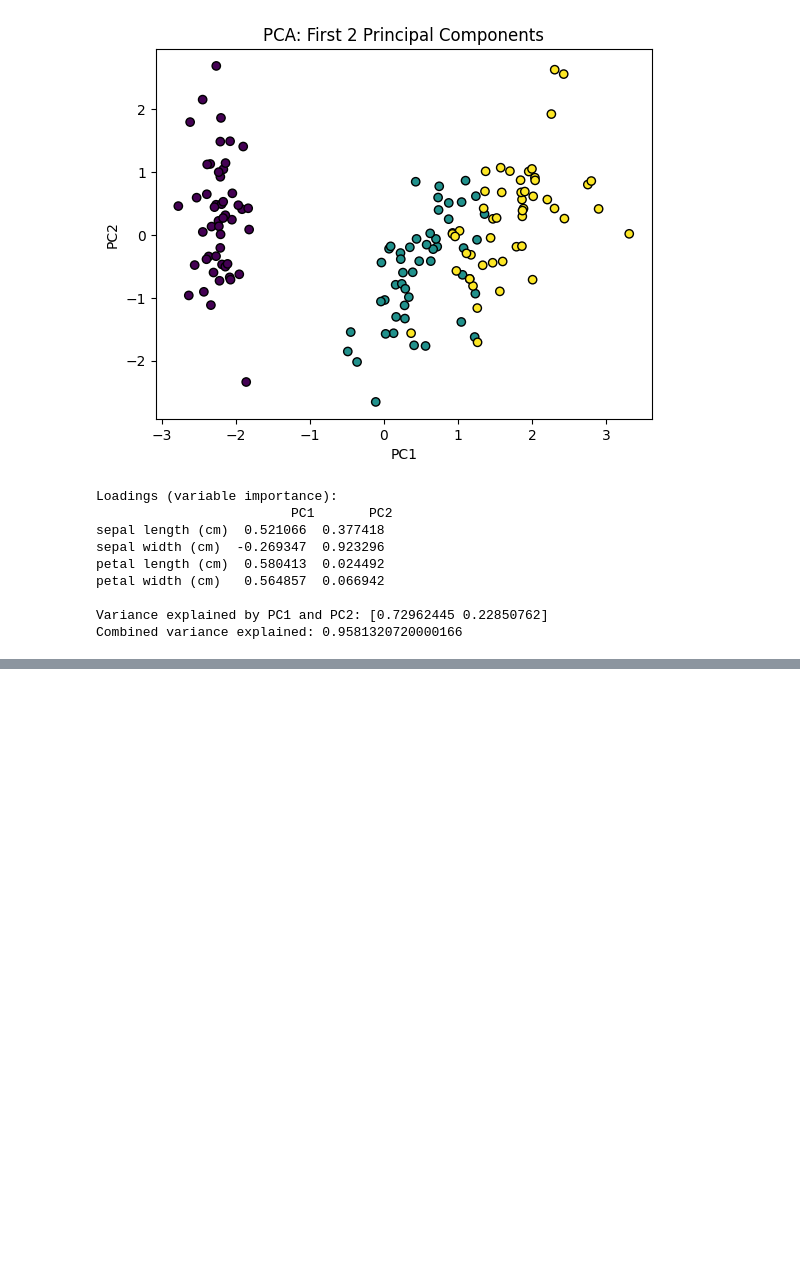
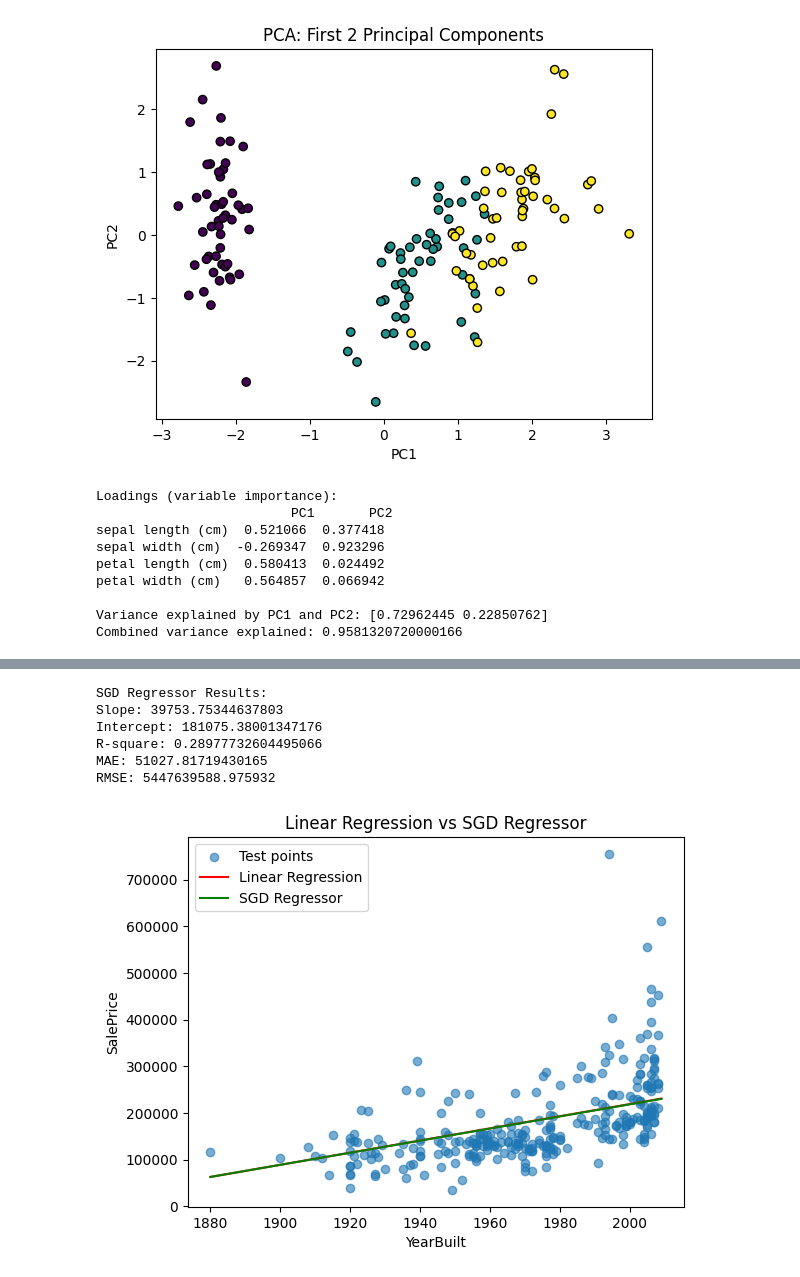
Before and after one commit to vedith12/ML-tasks, a Jupyter notebook: ML_basics.ipynb, the cells around one changed output, grey strips where cells are left out. Saved outputs shown, nothing was run; the diff lists cells and outputs as text; code cells hidden in the pictures; blank space fills up the shorter version.

```diff
--- a/ML_basics.ipynb
+++ b/ML_basics.ipynb
@@ -1797,0 +1901,43 @@ Combined variance explained: 0.9581320720000166
+# %%
+#SGD:
+from sklearn.preprocessing import StandardScaler
+from sklearn.linear_model import SGDRegressor
+
+#standardizing the features: (always train first then test)
+scaler = StandardScaler()
+X_train_scaled = scaler.fit_transform(X_train)
+X_test_scaled = scaler.transform(X_test)
+
+sgd = SGDRegressor(max_iter=1000, eta0=0.01,
+                   learning_rate='invscaling', random_state=42)
+sgd.fit(X_train_scaled, y_train)
+y_pred_sgd = sgd.predict(X_test_scaled)
+
+print("\nSGD Regressor Results:")
+print("Slope:", sgd.coef_[0])
+print("Intercept:", sgd.intercept_[0])
+print("R-square:", r2_score(y_test, y_pred_sgd))
+print("MAE:", mean_absolute_error(y_test, y_pred_sgd))
+print("RMSE:", mean_squared_error(y_test, y_pred_sgd))
+
+# Plotting
+plt.scatter(X_test, y_test, alpha=0.6, label="Test points")
+x_line = np.linspace(X_test.min(), X_test.max(), 200).reshape(-1, 1)
+x_line_scaled = scaler.transform(x_line)
+y_line_lr = lr.predict(x_line)
+y_line_sgd = sgd.predict(x_line_scaled)
+plt.plot(x_line, y_line_lr, 'r', label="Linear Regression")
+plt.plot(x_line, y_line_sgd, 'g', label="SGD Regressor")
+plt.legend()
+plt.xlabel("YearBuilt")
+plt.ylabel("SalePrice")
+plt.title("Linear Regression vs SGD Regressor")
+plt.show()
+# %% [output]
+SGD Regressor Results:
+Slope: 39753.75344637803
+Intercept: 181075.38001347176
+R-square: 0.28977732604495066
+MAE: 51027.81719430165
+RMSE: 5447639588.975932
+[figure, added]
```
Also changed, not shown: parts of 6 cells of this notebook.
